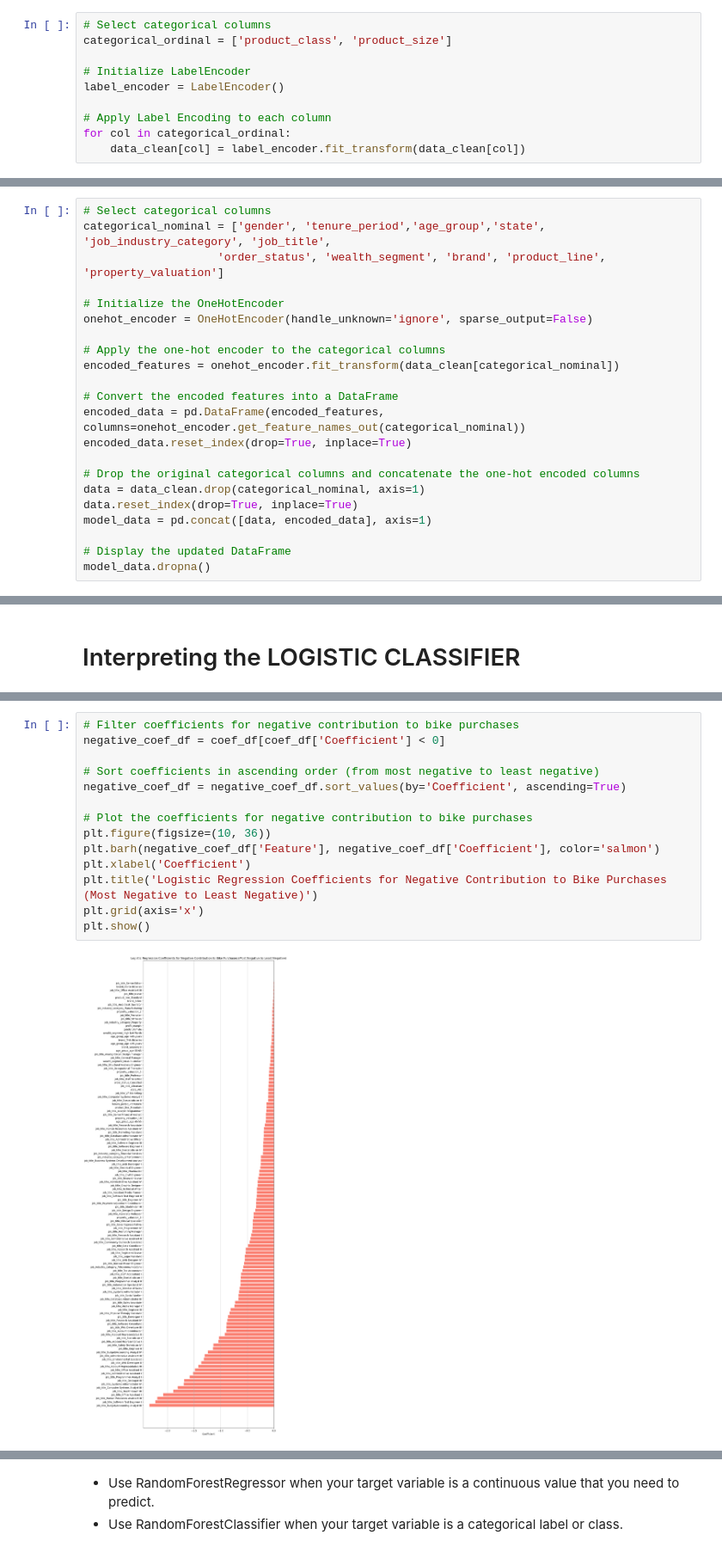
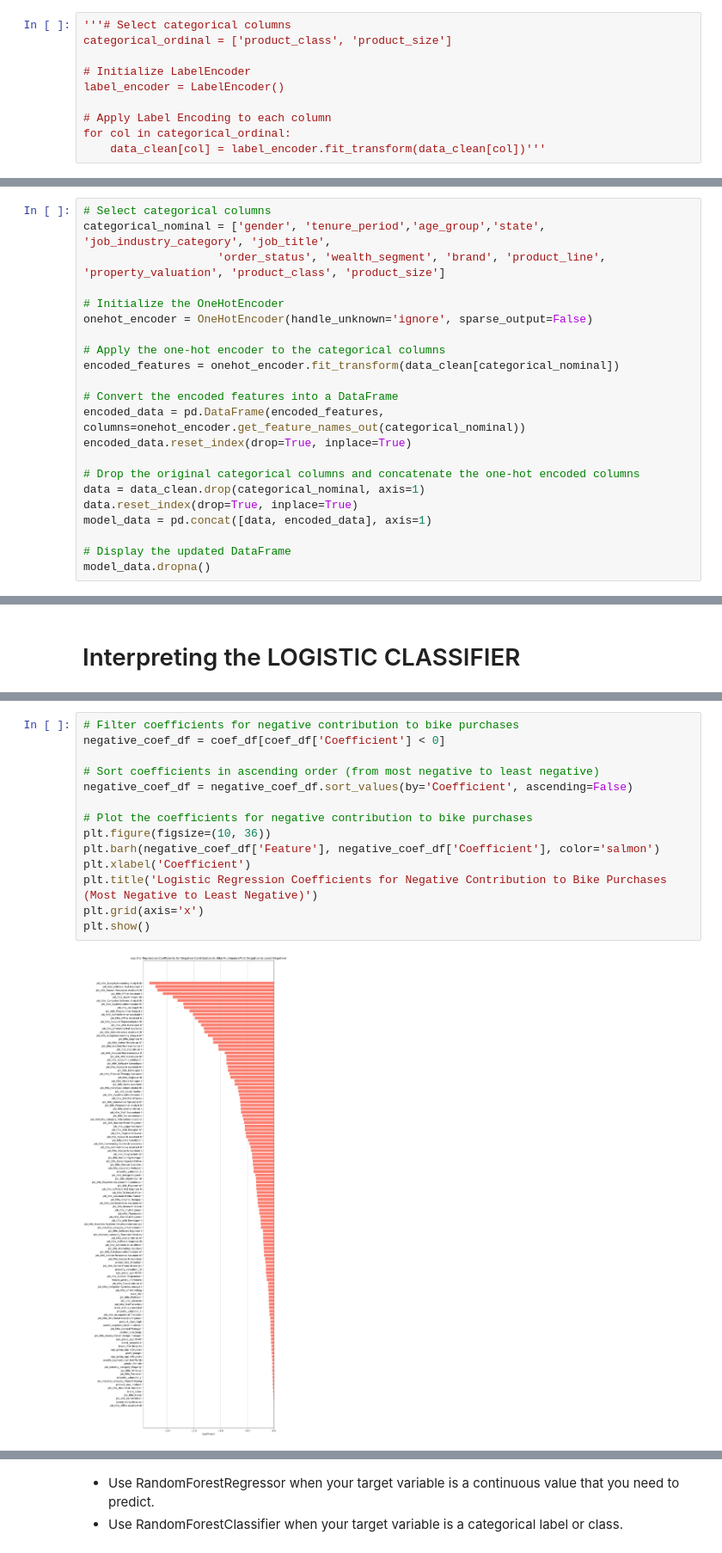
Before and after one commit to Daviedavie100/kpmg, a Jupyter notebook: kpmgproject.ipynb, the cells around one changed output, grey strips where cells are left out. Shown at 86% size. Drawn from its saved outputs; the diff is of its cells as text.

```diff
--- a/kpmgproject.ipynb
+++ b/kpmgproject.ipynb
@@ -175,5 +169,5 @@ See the caveats in the documentation: https://pandas.pydata.org/pandas-docs/stab
 # %%
-# Select categorical columns
+'''# Select categorical columns
 categorical_ordinal = ['product_class', 'product_size']
 
 # Initialize LabelEncoder
@@ -181,4 +175,4 @@ label_encoder = LabelEncoder()
 
 # Apply Label Encoding to each column
 for col in categorical_ordinal:
-    data_clean[col] = label_encoder.fit_transform(data_clean[col])
+    data_clean[col] = label_encoder.fit_transform(data_clean[col])'''
@@ -185,7 +181,7 @@ for col in categorical_ordinal:
 # %%
 # Select categorical columns
 categorical_nominal = ['gender', 'tenure_period','age_group','state', 'job_industry_category', 'job_title',
-                    'order_status', 'wealth_segment', 'brand', 'product_line', 'property_valuation']
+                    'order_status', 'wealth_segment', 'brand', 'product_line', 'property_valuation', 'product_class', 'product_size']
 
 # Initialize the OneHotEncoder
 onehot_encoder = OneHotEncoder(handle_unknown='ignore', sparse_output=False)
@@ -503,19 +499,19 @@ print(coef_df)
 # %%
 # Filter coefficients for negative contribution to bike purchases
 negative_coef_df = coef_df[coef_df['Coefficient'] < 0]
 
 # Sort coefficients in ascending order (from most negative to least negative)
-negative_coef_df = negative_coef_df.sort_values(by='Coefficient', ascending=True)
+negative_coef_df = negative_coef_df.sort_values(by='Coefficient', ascending=False)
 
 # Plot the coefficients for negative contribution to bike purchases
 plt.figure(figsize=(10, 36))
 plt.barh(negative_coef_df['Feature'], negative_coef_df['Coefficient'], color='salmon')
 plt.xlabel('Coefficient')
 plt.title('Logistic Regression Coefficients for Negative Contribution to Bike Purchases (Most Negative to Least Negative)')
 plt.grid(axis='x')
 plt.show()
 # %% [output]
-[figure, old version]
+[figure, new version]
 # %%
 # Filter coefficients for positive influence
 positive_coef_df = coef_df[coef_df['Coefficient'] > 0]
```
Also changed, not shown: parts of 10 cells of this notebook.
